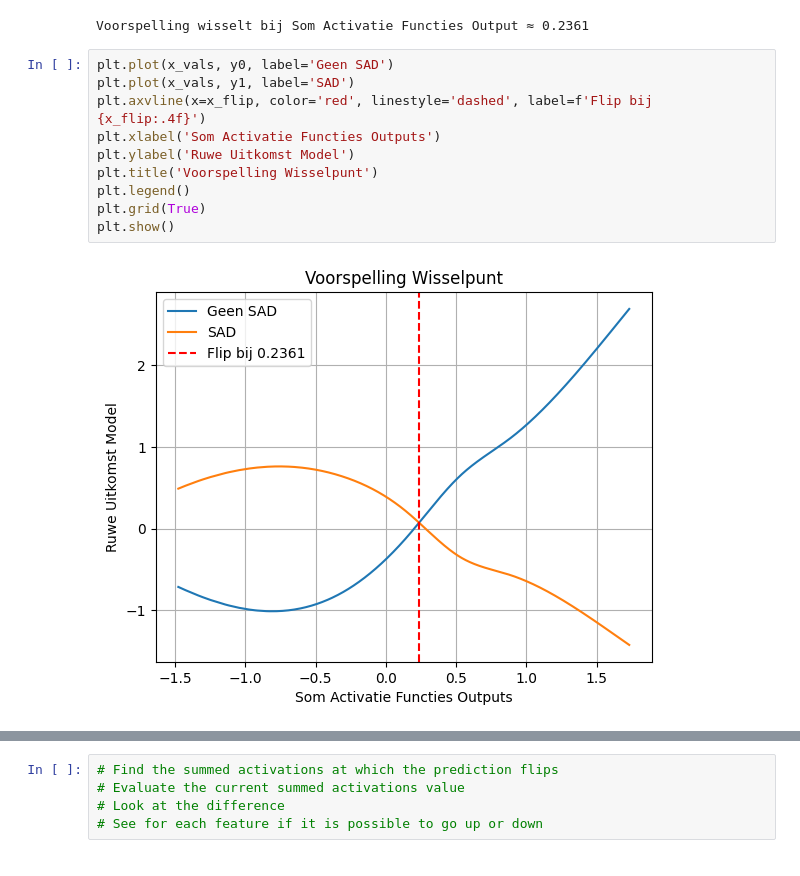
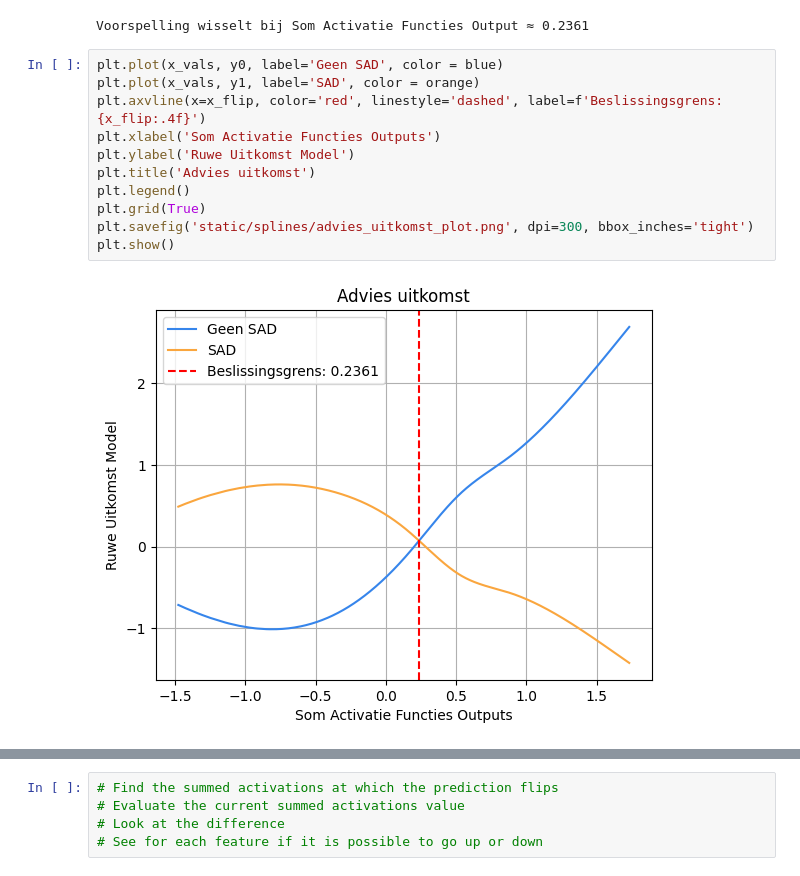
Before and after one commit to TaravMierlo/KAN, a Jupyter notebook: KAN_on_SAD.ipynb, the cells around one changed output, grey strips where cells are left out. Saved outputs shown, nothing was run; the diff lists cells and outputs as text.

```diff
--- a/KAN_on_SAD.ipynb
+++ b/KAN_on_SAD.ipynb
@@ -1401,14 +1451,15 @@ else:
 # %% [output]
 Voorspelling wisselt bij Som Activatie Functies Output ≈ 0.2361
 # %%
-plt.plot(x_vals, y0, label='Geen SAD')
-plt.plot(x_vals, y1, label='SAD')
-plt.axvline(x=x_flip, color='red', linestyle='dashed', label=f'Flip bij {x_flip:.4f}')
+plt.plot(x_vals, y0, label='Geen SAD', color = blue)
+plt.plot(x_vals, y1, label='SAD', color = orange)
+plt.axvline(x=x_flip, color='red', linestyle='dashed', label=f'Beslissingsgrens: {x_flip:.4f}')
 plt.xlabel('Som Activatie Functies Outputs')
 plt.ylabel('Ruwe Uitkomst Model')
-plt.title('Voorspelling Wisselpunt')
+plt.title('Advies uitkomst')
 plt.legend()
 plt.grid(True)
+plt.savefig('static/splines/advies_uitkomst_plot.png', dpi=300, bbox_inches='tight')
 plt.show()
 # %% [output]
-[figure, old version]
+[figure, new version]
```
Also changed, not shown: parts of 20 cells of this notebook.
